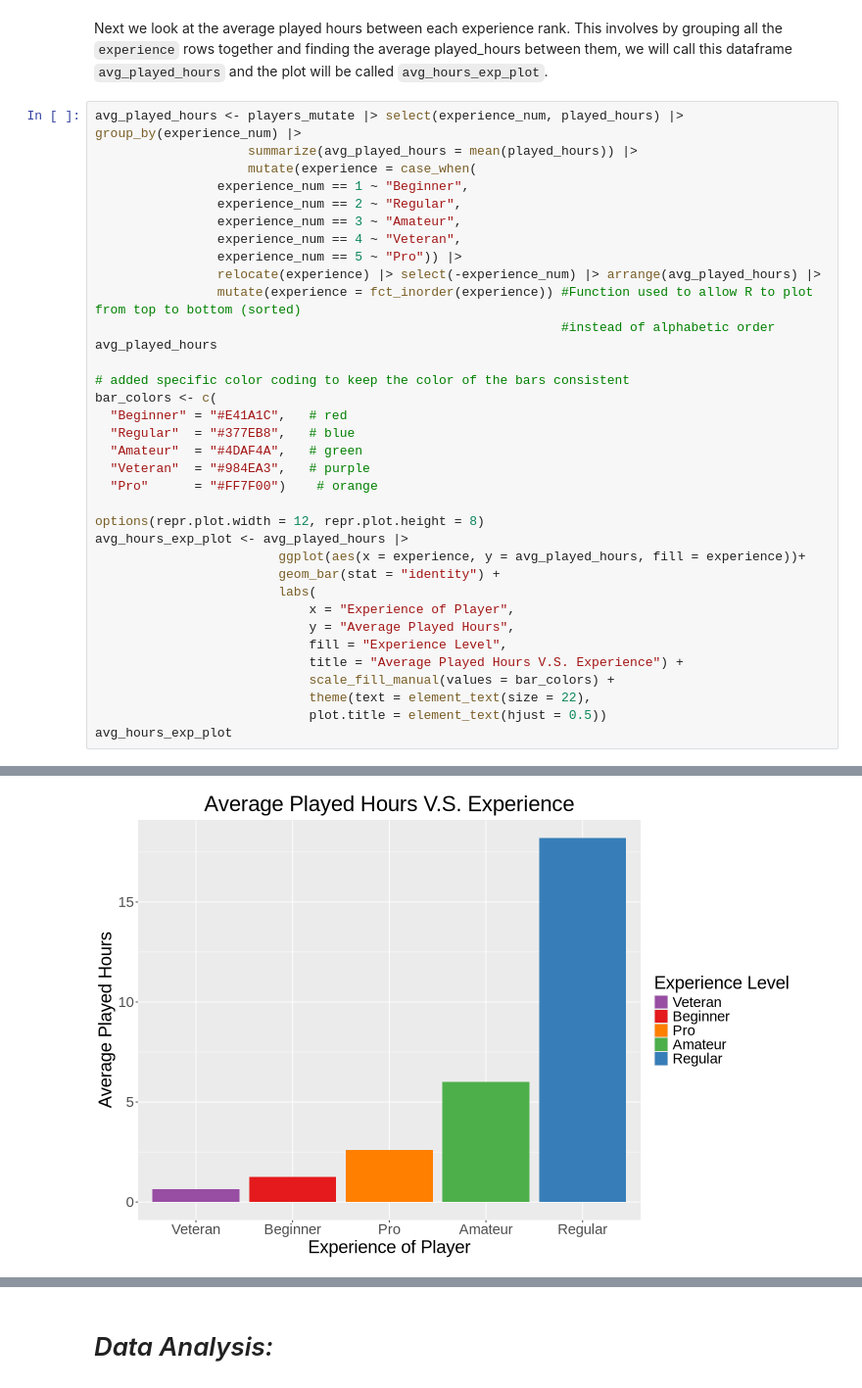
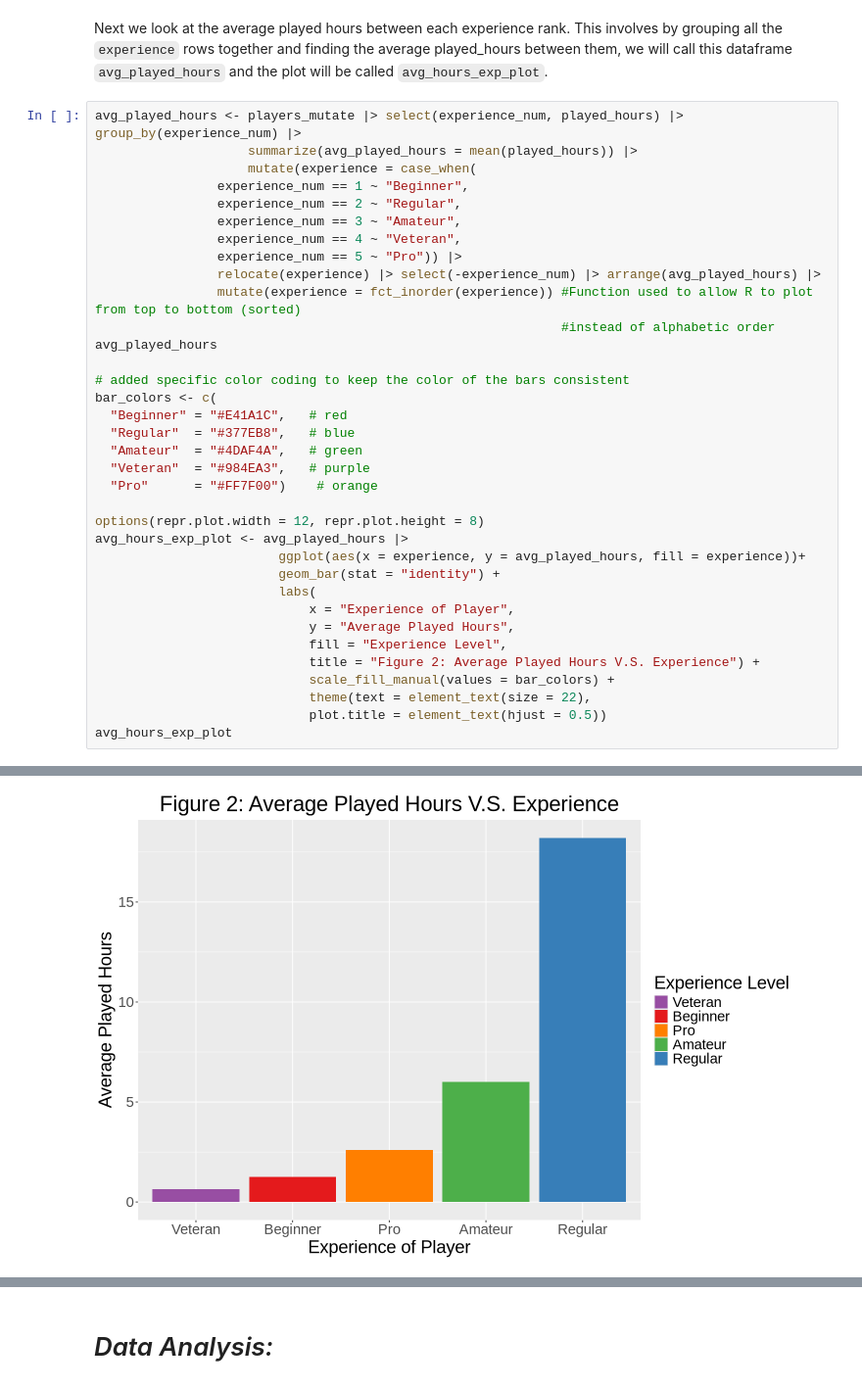
Before and after one commit to iSqlqmi/dsci_100_group_project, a Jupyter notebook: project_final_report.ipynb, the cells around one changed output, grey strips where cells are left out. Shown at 98% size. Saved outputs shown, nothing was run; the diff lists cells and outputs as text.

```diff
--- a/project_final_report.ipynb
+++ b/project_final_report.ipynb
@@ -214,35 +214,35 @@ avg_played_hours
 
 # added specific color coding to keep the color of the bars consistent
 bar_colors <- c(
   "Beginner" = "#E41A1C",   # red
   "Regular"  = "#377EB8",   # blue
   "Amateur"  = "#4DAF4A",   # green
   "Veteran"  = "#984EA3",   # purple
   "Pro"      = "#FF7F00")    # orange
 
 options(repr.plot.width = 12, repr.plot.height = 8)
 avg_hours_exp_plot <- avg_played_hours |>
                         ggplot(aes(x = experience, y = avg_played_hours, fill = experience))+
                         geom_bar(stat = "identity") +
                         labs(
                             x = "Experience of Player",
                             y = "Average Played Hours",
                             fill = "Experience Level",
-                            title = "Average Played Hours V.S. Experience") +
+                            title = "Figure 2: Average Played Hours V.S. Experience") +
                             scale_fill_manual(values = bar_colors) +
                             theme(text = element_text(size = 22),
                             plot.title = element_text(hjust = 0.5))
 avg_hours_exp_plot
 # %% [output]
 A tibble: 5 × 2
 | experience | avg_played_hours |
 | <fct> | <dbl> |
 | Veteran | 0.6479167 |
 | Beginner | 1.2485714 |
 | Pro | 2.6000000 |
 | Amateur | 6.0174603 |
 | Regular | 18.2083333 |
-[figure, old version]
+[figure, new version]
 # %% [markdown]
 **Insights from the plots:**
 
```
Also changed, not shown: parts of 8 cells of this notebook.
